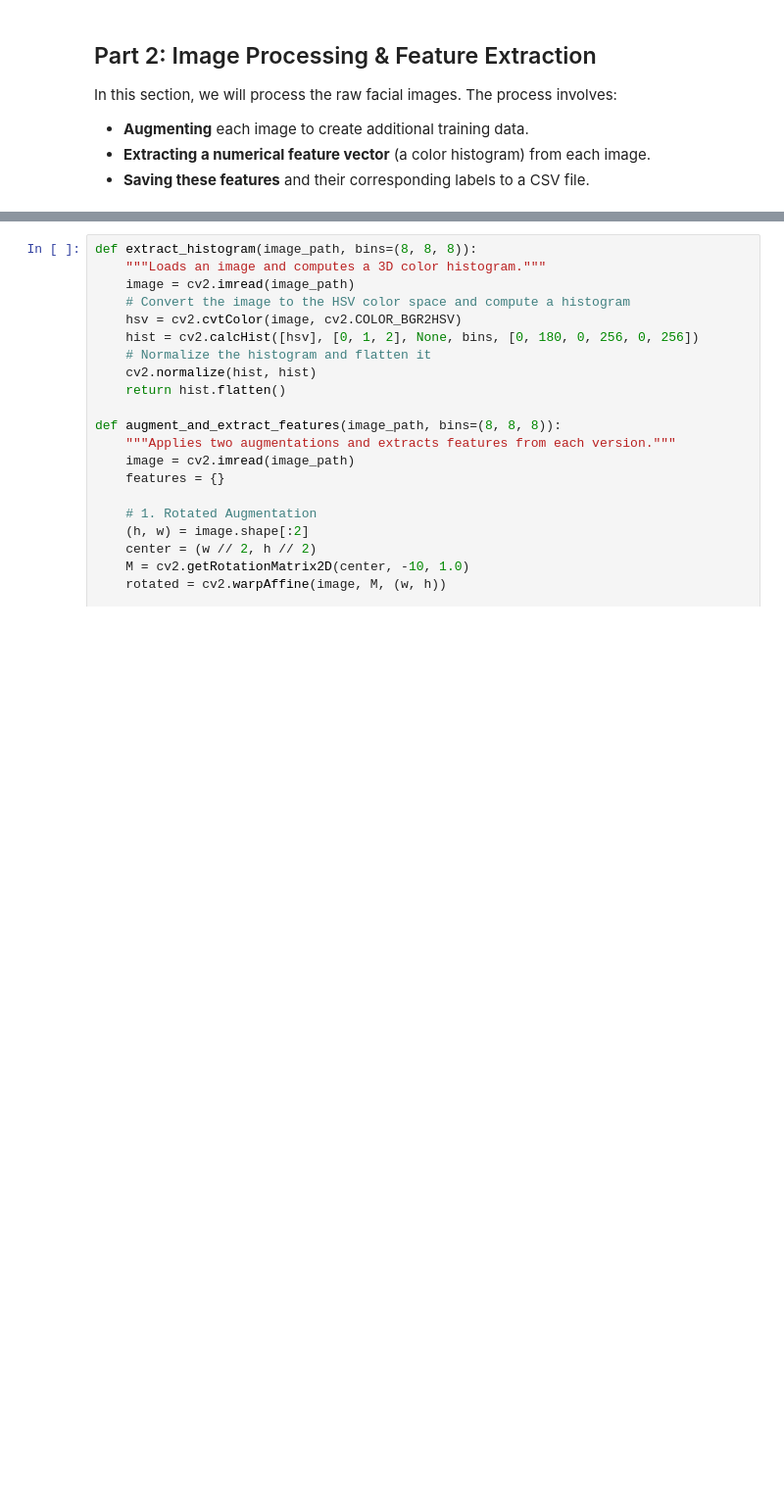
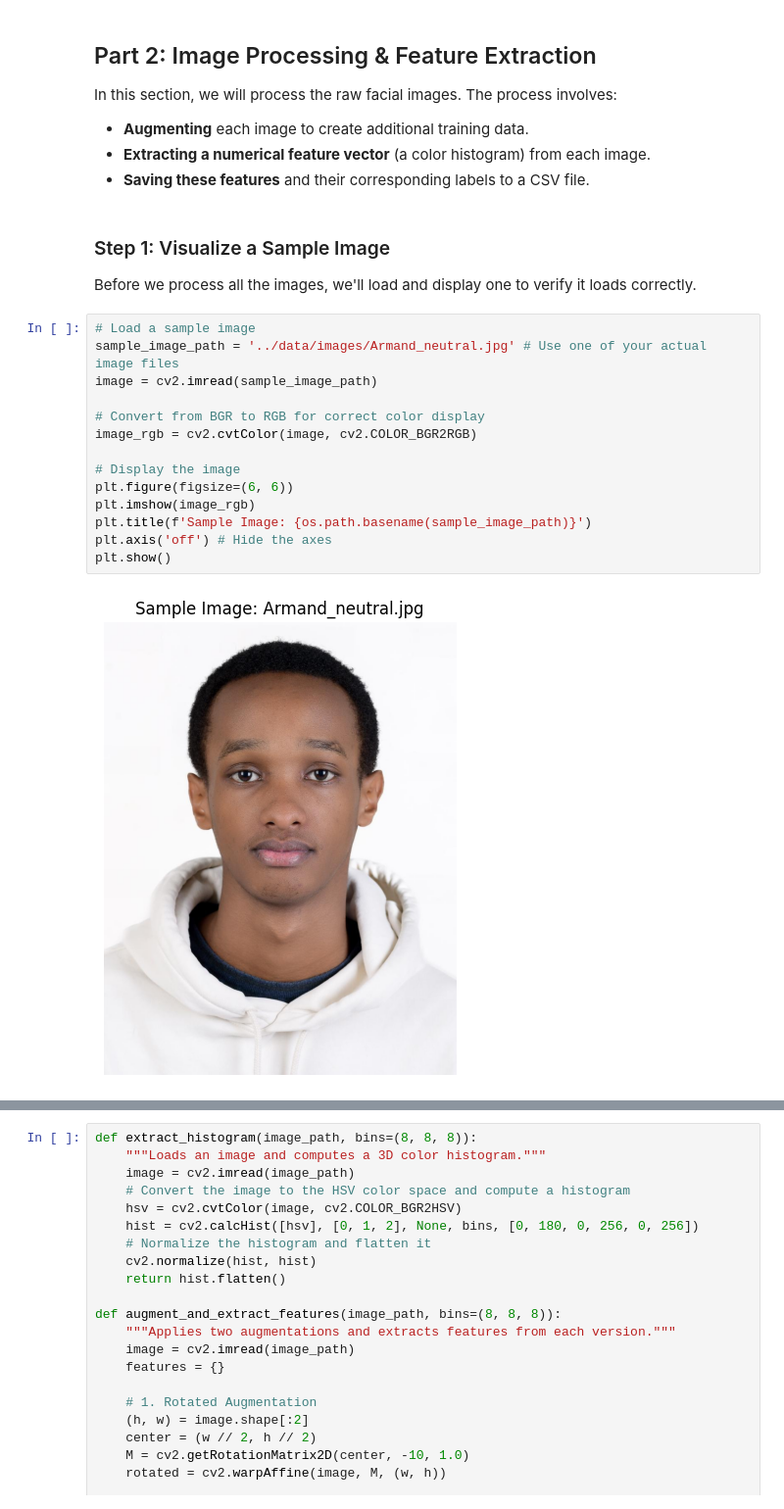
Before and after one commit to Christianib003/rekomai, a Jupyter notebook: notebooks/01_Data_Processing.ipynb, the cells around one changed output, grey strips where cells are left out. Shown at 98% size. Cells and saved outputs as stored; diff of their text form; blank space fills up the shorter version.

Commit message:
visualize image before processing

```diff
--- a/notebooks/01_Data_Processing.ipynb
+++ b/notebooks/01_Data_Processing.ipynb
@@ -184,4 +184,23 @@ In this section, we will process the raw facial images. The process involves:
 - **Augmenting** each image to create additional training data.
 - **Extracting a numerical feature vector** (a color histogram) from each image.
 - **Saving these features** and their corresponding labels to a CSV file.
+# %% [markdown]
+### Step 1: Visualize a Sample Image
+Before we process all the images, we'll load and display one to verify it loads correctly.
+# %%
+# Load a sample image
+sample_image_path = '../data/images/Armand_neutral.jpg' # Use one of your actual image files
+image = cv2.imread(sample_image_path)
+
+# Convert from BGR to RGB for correct color display
+image_rgb = cv2.cvtColor(image, cv2.COLOR_BGR2RGB)
+
+# Display the image
+plt.figure(figsize=(6, 6))
+plt.imshow(image_rgb)
+plt.title(f'Sample Image: {os.path.basename(sample_image_path)}')
+plt.axis('off') # Hide the axes
+plt.show()
+# %% [output]
+[figure, added]
 # %% [markdown]
```
Also changed, not shown: parts of 2 cells of this notebook.
